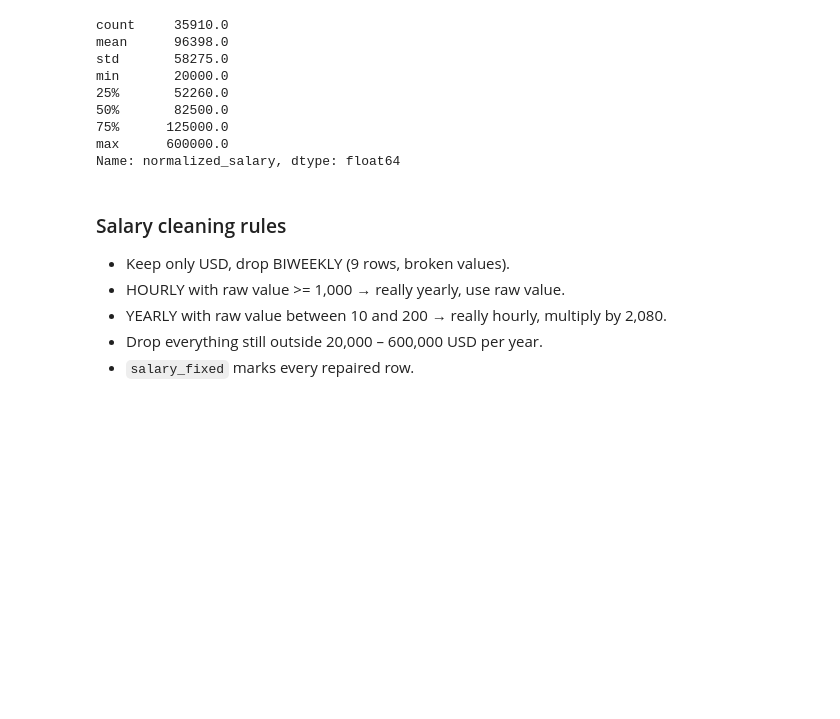
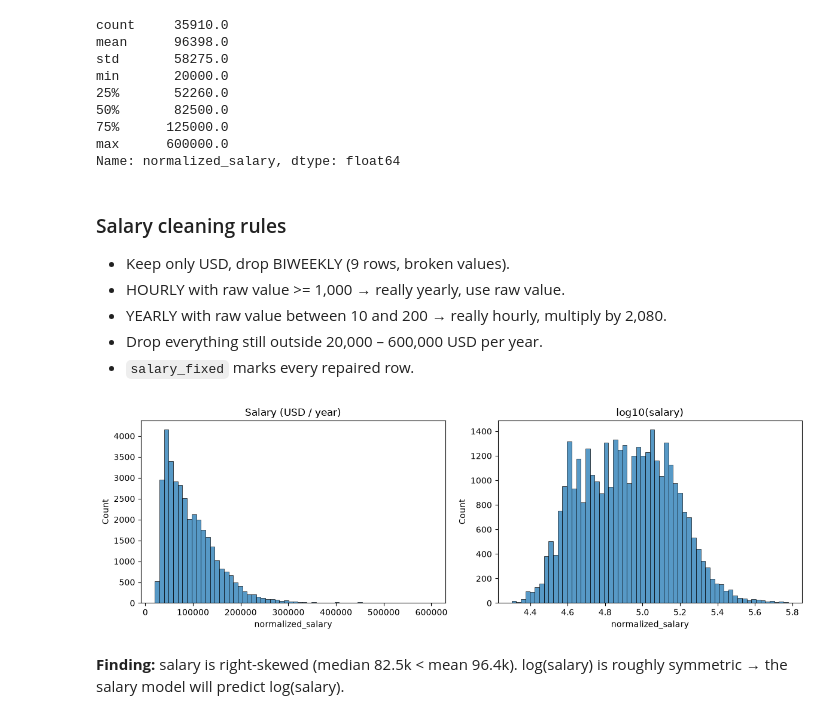
Before and after one commit to rouzbeh-enayatzadeh/skillscope, a Jupyter notebook: notebooks/01_eda_linkedin.ipynb, the cells around one changed output. Drawn from its saved outputs; the diff is of its cells as text; code cells hidden in the pictures; blank space fills up the shorter version.

```diff
--- a/notebooks/01_eda_linkedin.ipynb
+++ b/notebooks/01_eda_linkedin.ipynb
@@ -211,3 +211,18 @@ Name: normalized_salary, dtype: float64
 - YEARLY with raw value between 10 and 200 → really hourly, multiply by 2,080.
 - Drop everything still outside 20,000 – 600,000 USD per year.
 - `salary_fixed` marks every repaired row.
+# %%
+fig, axes = plt.subplots(1, 2, figsize=(12, 4))
+
+sns.histplot(sal["normalized_salary"], bins=60, ax=axes[0])
+axes[0].set_title("Salary (USD / year)")
+
+sns.histplot(np.log10(sal["normalized_salary"]), bins=60, ax=axes[1])
+axes[1].set_title("log10(salary)")
+
+plt.tight_layout()
+plt.show()
+# %% [output]
+[figure, added]
+# %% [markdown]
+**Finding:** salary is right-skewed (median 82.5k < mean 96.4k). log(salary) is roughly symmetric → the salary model will predict log(salary).
```
Also changed, not shown: parts of 4 cells of this notebook.
